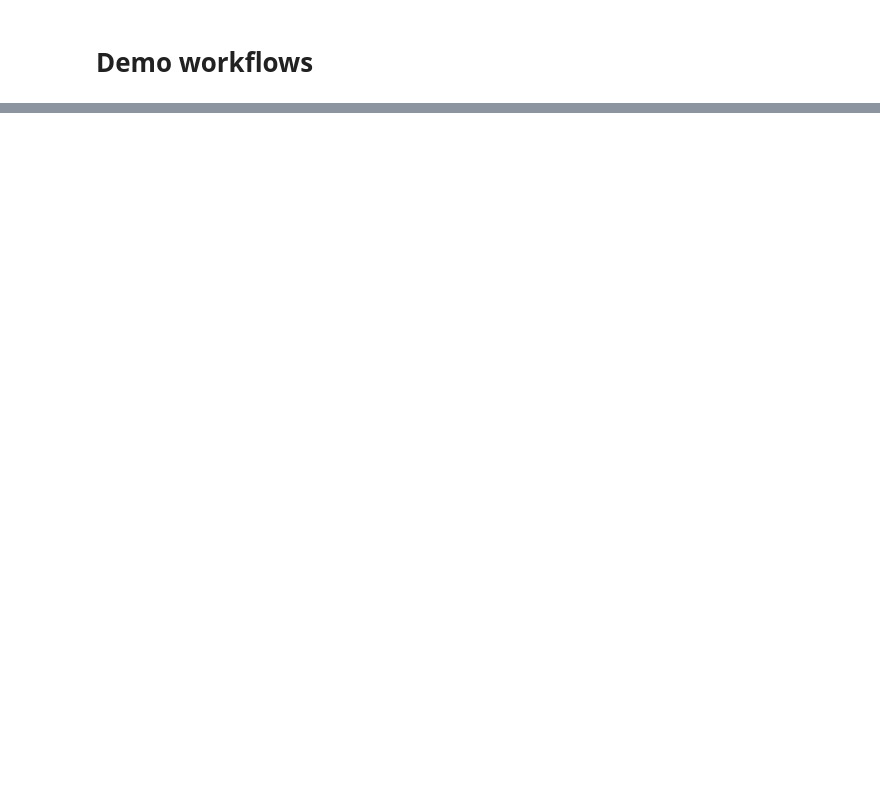
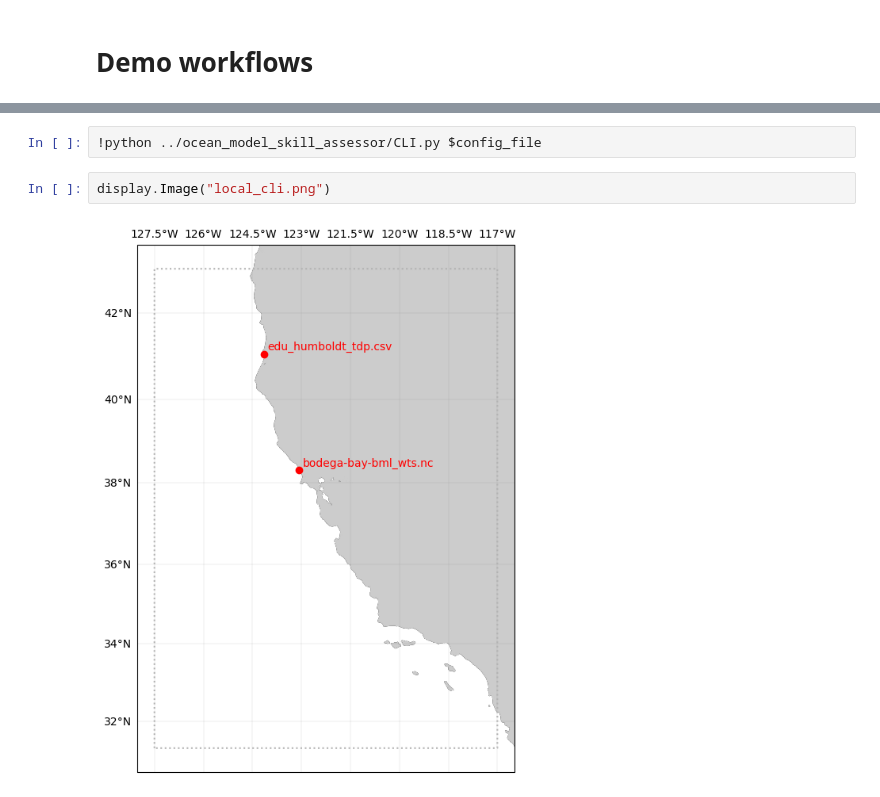
Before and after one commit to axiom-data-science/ocean-model-skill-assessor, a Jupyter notebook: notebooks/Demo_workflows.ipynb, the cells around one changed output, grey strips where cells are left out. Saved outputs shown, nothing was run; the diff lists cells and outputs as text; blank space fills up the shorter version.

```diff
--- a/notebooks/Demo_workflows.ipynb
+++ b/notebooks/Demo_workflows.ipynb
@@ -174,0 +196,6 @@ No dataset_ids found. Try a different search.
+# %%
+!python ../ocean_model_skill_assessor/CLI.py $config_file
+# %%
+display.Image("local_cli.png")
+# %% [output]
+[figure, added]
```
Also changed, not shown: parts of 34 cells of this notebook, 8 other files.
